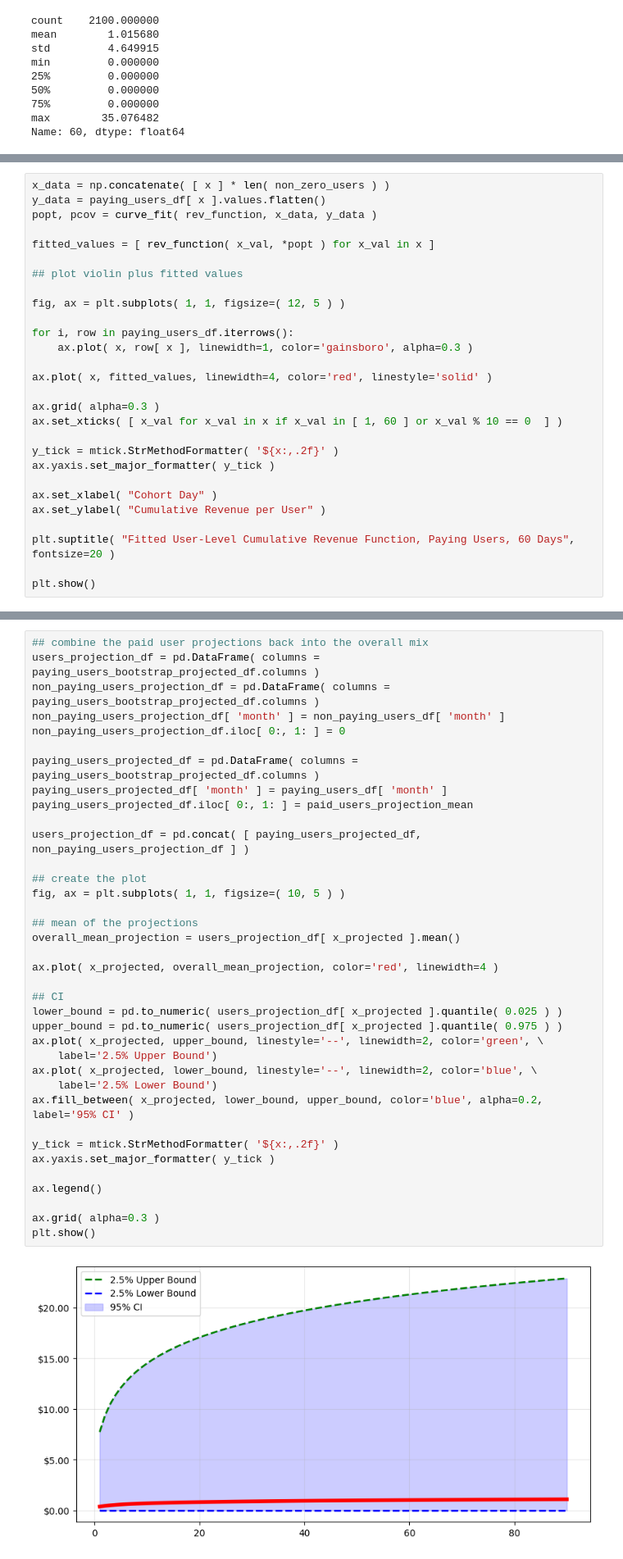
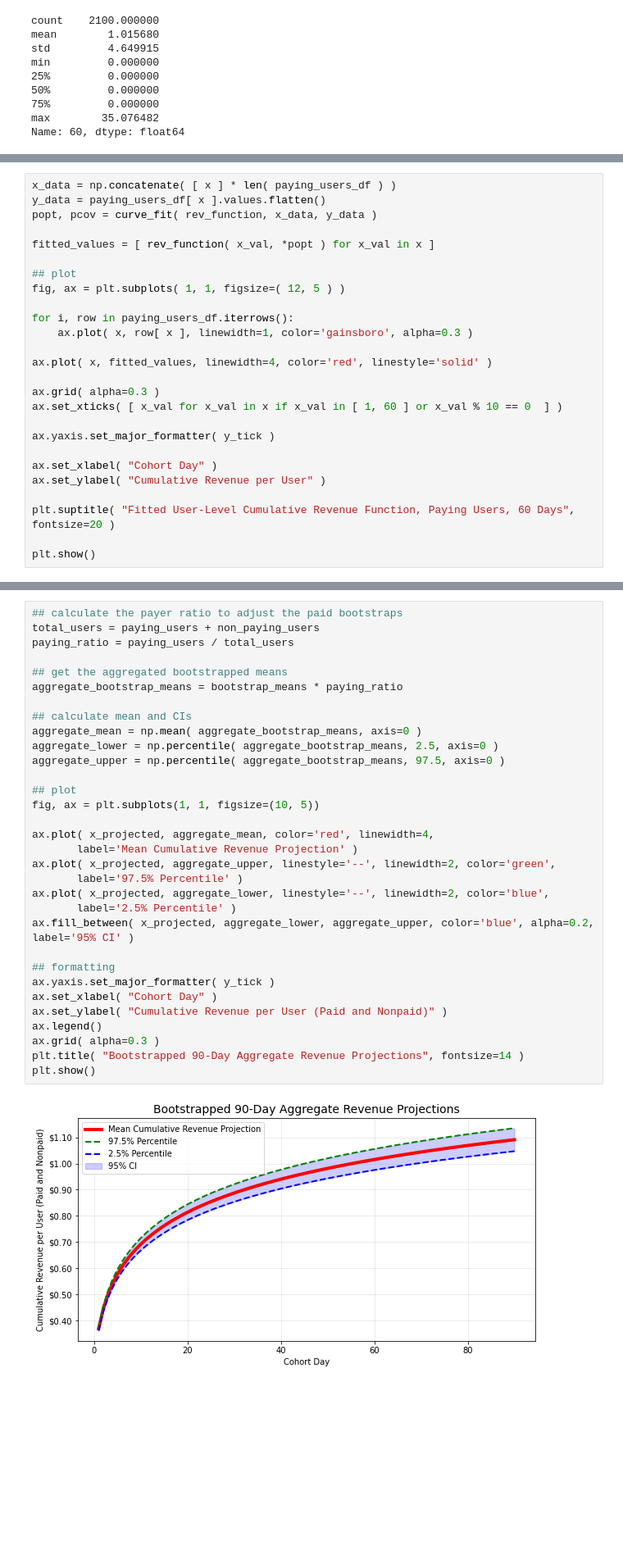
Before and after one commit to ESeufert/MDM_POSTS, a Jupyter notebook: POSTS/bootstrap_ltv/notebook.ipynb, the cells around one changed output, grey strips where cells are left out. Shown: that part at 82% size. Saved outputs shown, nothing was run; the diff lists cells and outputs as text; blank space fills up the shorter version.

```diff
--- a/POSTS/bootstrap_ltv/notebook.ipynb
+++ b/POSTS/bootstrap_ltv/notebook.ipynb
@@ -151,14 +151,13 @@ plt.show()
 # %% [output]
 [figure]
 # %%
-x_data = np.concatenate( [ x ] * len( non_zero_users ) )
+x_data = np.concatenate( [ x ] * len( paying_users_df ) )
 y_data = paying_users_df[ x ].values.flatten()
 popt, pcov = curve_fit( rev_function, x_data, y_data )
 
 fitted_values = [ rev_function( x_val, *popt ) for x_val in x ]
 
-## plot violin plus fitted values
-
+## plot
 fig, ax = plt.subplots( 1, 1, figsize=( 12, 5 ) )
 
 for i, row in paying_users_df.iterrows():
@@ -169,7 +168,6 @@ ax.plot( x, fitted_values, linewidth=4, color='red', linestyle='solid' )
 ax.grid( alpha=0.3 )
 ax.set_xticks( [ x_val for x_val in x if x_val in [ 1, 60 ] or x_val % 10 == 0  ] )
 
-y_tick = mtick.StrMethodFormatter( '${x:,.2f}' )
 ax.yaxis.set_major_formatter( y_tick )
 
 ax.set_xlabel( "Cohort Day" )
@@ -231,39 +242,34 @@ plt.show()
 # %%
-## combine the paid user projections back into the overall mix
-users_projection_df = pd.DataFrame( columns = paying_users_bootstrap_projected_df.columns )
-non_paying_users_projection_df = pd.DataFrame( columns = paying_users_bootstrap_projected_df.columns )
-non_paying_users_projection_df[ 'month' ] = non_paying_users_df[ 'month' ]
-non_paying_users_projection_df.iloc[ 0:, 1: ] = 0
+## calculate the payer ratio to adjust the paid bootstraps
+total_users = paying_users + non_paying_users
+paying_ratio = paying_users / total_users
 
-paying_users_projected_df = pd.DataFrame( columns = paying_users_bootstrap_projected_df.columns )
-paying_users_projected_df[ 'month' ] = paying_users_df[ 'month' ]
-paying_users_projected_df.iloc[ 0:, 1: ] = paid_users_projection_mean
+## get the aggregated bootstrapped means
+aggregate_bootstrap_means = bootstrap_means * paying_ratio
 
-users_projection_df = pd.concat( [ paying_users_projected_df, non_paying_users_projection_df ] )
+## calculate mean and CIs
+aggregate_mean = np.mean( aggregate_bootstrap_means, axis=0 )
+aggregate_lower = np.percentile( aggregate_bootstrap_means, 2.5, axis=0 )
+aggregate_upper = np.percentile( aggregate_bootstrap_means, 97.5, axis=0 )
 
-## create the plot
-fig, ax = plt.subplots( 1, 1, figsize=( 10, 5 ) )
+## plot
+fig, ax = plt.subplots(1, 1, figsize=(10, 5))
 
-## mean of the projections
-overall_mean_projection = users_projection_df[ x_projected ].mean()
+ax.plot( x_projected, aggregate_mean, color='red', linewidth=4,
+       label='Mean Cumulative Revenue Projection' )
+ax.plot( x_projected, aggregate_upper, linestyle='--', linewidth=2, color='green',
+       label='97.5% Percentile' )
+ax.plot( x_projected, aggregate_lower, linestyle='--', linewidth=2, color='blue',
+       label='2.5% Percentile' )
+ax.fill_between( x_projected, aggregate_lower, aggregate_upper, color='blue', alpha=0.2, label='95% CI' )
 
-ax.plot( x_projected, overall_mean_projection, color='red', linewidth=4 )
-
-## CI
-lower_bound = pd.to_numeric( users_projection_df[ x_projected ].quantile( 0.025 ) )
-upper_bound = pd.to_numeric( users_projection_df[ x_projected ].quantile( 0.975 ) )
-ax.plot( x_projected, upper_bound, linestyle='--', linewidth=2, color='green', \
-    label='2.5% Upper Bound')
-ax.plot( x_projected, lower_bound, linestyle='--', linewidth=2, color='blue', \
-    label='2.5% Lower Bound')
-ax.fill_between( x_projected, lower_bound, upper_bound, color='blue', alpha=0.2, label='95% CI' )
-
-y_tick = mtick.StrMethodFormatter( '${x:,.2f}' )
+## formatting
 ax.yaxis.set_major_formatter( y_tick )
-
+ax.set_xlabel( "Cohort Day" )
+ax.set_ylabel( "Cumulative Revenue per User (Paid and Nonpaid)" )
 ax.legend()
-
 ax.grid( alpha=0.3 )
+plt.title( "Bootstrapped 90-Day Aggregate Revenue Projections", fontsize=14 )
 plt.show()
 # %% [output]
-[figure, old version]
+[figure, new version]
```
Also changed, not shown: parts of 5 cells of this notebook.
